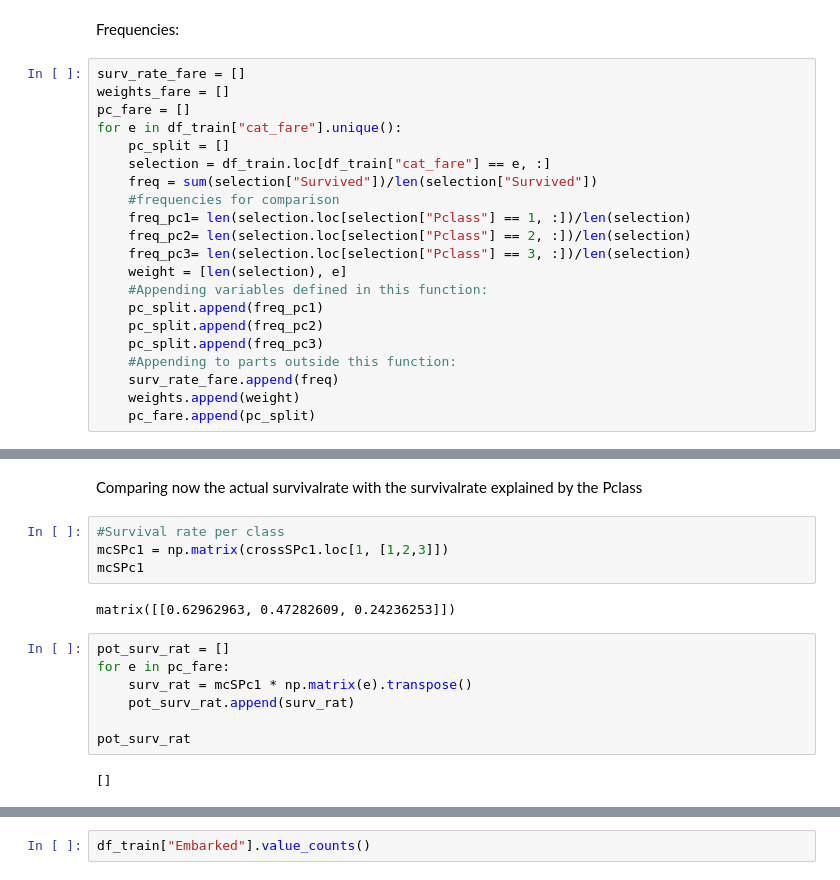
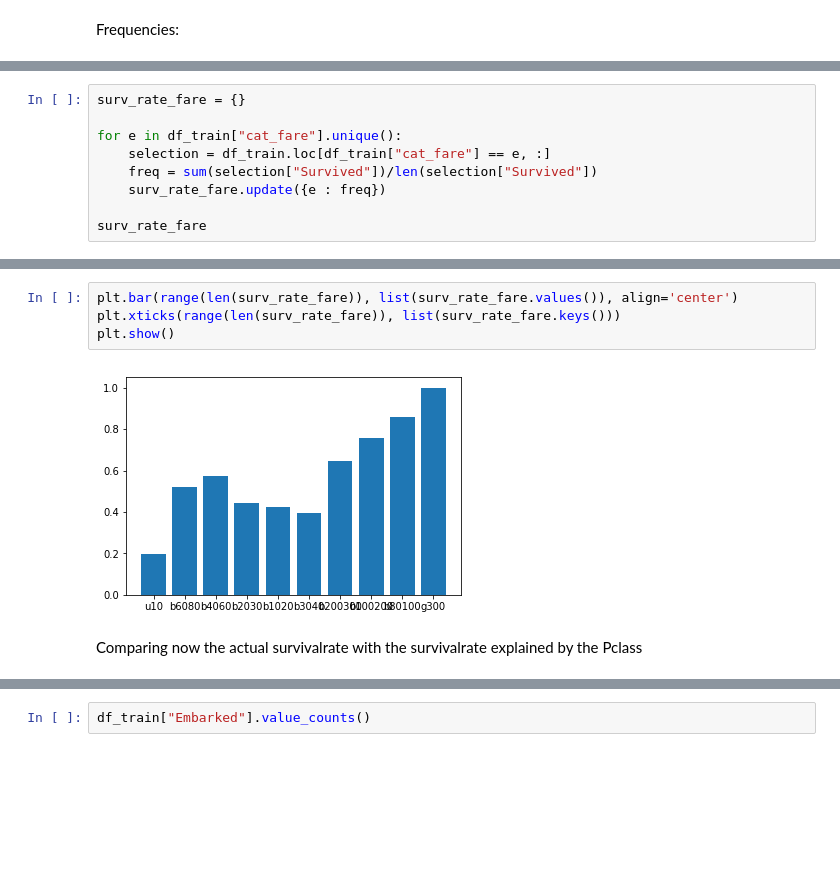
Before and after one commit to KuehOS/titadataset, a Jupyter notebook: ml_titanic.ipynb, the cells around one changed output, grey strips where cells are left out. Drawn from its saved outputs; the diff is of its cells as text; blank space fills up the shorter version.

```diff
--- a/ml_titanic.ipynb
+++ b/ml_titanic.ipynb
@@ -166,23 +239,2 @@ df_train["cat_fare"] = fare_list
 # %% [markdown]
 Frequencies:
-# %%
-surv_rate_fare = []
-weights_fare = []
-pc_fare = []
-for e in df_train["cat_fare"].unique():
-    pc_split = []
-    selection = df_train.loc[df_train["cat_fare"] == e, :]
-    freq = sum(selection["Survived"])/len(selection["Survived"])
-    #frequencies for comparison
-    freq_pc1= len(selection.loc[selection["Pclass"] == 1, :])/len(selection)
-    freq_pc2= len(selection.loc[selection["Pclass"] == 2, :])/len(selection)
-    freq_pc3= len(selection.loc[selection["Pclass"] == 3, :])/len(selection)
-    weight = [len(selection), e]
-    #Appending variables defined in this function:
-    pc_split.append(freq_pc1)
-    pc_split.append(freq_pc2)
-    pc_split.append(freq_pc3)
-    #Appending to parts outside this function:
-    surv_rate_fare.append(freq)
-    weights.append(weight)
-    pc_fare.append(pc_split)
@@ -194,0 +241,9 @@ surv_rate_fare
+# %%
+surv_rate_fare = {}
+
+for e in df_train["cat_fare"].unique():
+    selection = df_train.loc[df_train["cat_fare"] == e, :]
+    freq = sum(selection["Survived"])/len(selection["Survived"])
+    surv_rate_fare.update({e : freq})
+
+surv_rate_fare
@@ -195,17 +261,8 @@ surv_rate_fare
+# %%
+plt.bar(range(len(surv_rate_fare)), list(surv_rate_fare.values()), align='center')
+plt.xticks(range(len(surv_rate_fare)), list(surv_rate_fare.keys()))
+plt.show()
+# %% [output]
+[figure, added]
 # %% [markdown]
 Comparing now the actual survivalrate with the survivalrate explained by the Pclass
-# %%
-#Survival rate per class
-mcSPc1 = np.matrix(crossSPc1.loc[1, [1,2,3]])
-mcSPc1
-# %% [output]
-matrix([[0.62962963, 0.47282609, 0.24236253]])
-# %%
-pot_surv_rat = []
-for e in pc_fare:
-    surv_rat = mcSPc1 * np.matrix(e).transpose()
-    pot_surv_rat.append(surv_rat)
-
-pot_surv_rat
-# %% [output]
-[]
```
Also changed, not shown: parts of 205 cells of this notebook, 5 other files.
